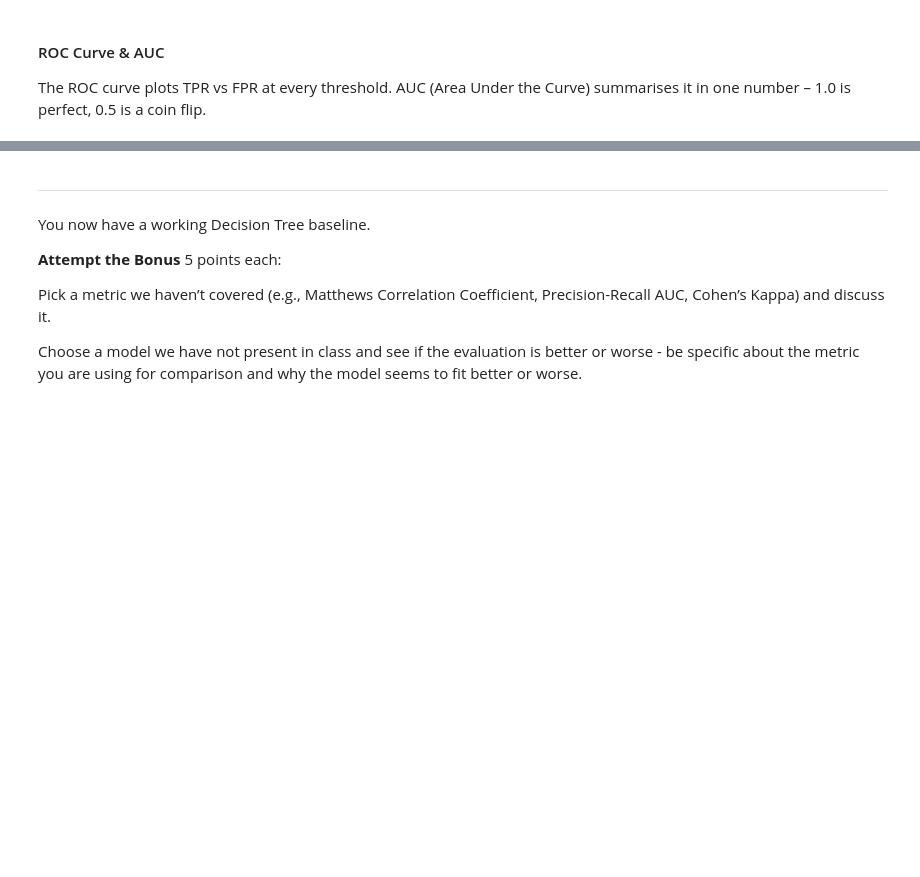
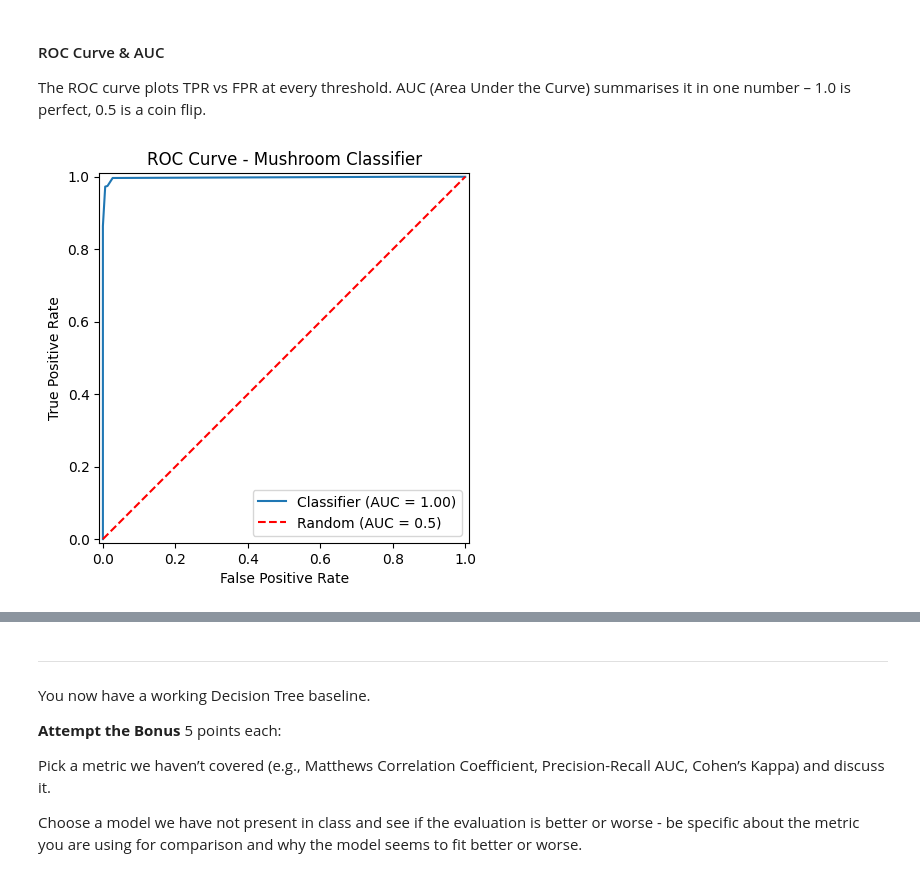
Before and after one commit to AimeeLuna21/Evaluation-Lab, a Jupyter notebook: Model_Metrics_Lab_Updated.ipynb, the cells around one changed output, grey strips where cells are left out. Drawn from its saved outputs; the diff is of its cells as text; code cells hidden in the pictures; blank space fills up the shorter version.

```diff
--- a/Model_Metrics_Lab_Updated.ipynb
+++ b/Model_Metrics_Lab_Updated.ipynb
@@ -328,6 +472,28 @@ The confusion matrix shows us where our model is getting confused, build a confu
 #### ROC Curve & AUC
 
 The ROC curve plots TPR vs FPR at every threshold. AUC (Area Under the Curve) summarises it in one number – 1.0 is perfect, 0.5 is a coin flip.
+# %%
+# ROC Curve
+# The ROC curve shows the relationship between:
+# - True Positive Rate (TPR)
+# - False Positive Rate (FPR)
+# across different probability thresholds
+
+metrics.RocCurveDisplay.from_predictions(
+    results['target'],
+    results['prob_poisonous']  # use probability of class "poisonous" (1)
+)
+
+# Add reference line for random guessing
+plt.plot([0, 1], [0, 1], 'r--', label='Random (AUC = 0.5)')
+
+plt.title("ROC Curve - Mushroom Classifier")
+plt.xlabel("False Positive Rate")
+plt.ylabel("True Positive Rate")
+plt.legend()
+plt.show()
+# %% [output]
+[figure, added]
 # %% [markdown]
 ### Write a summary of what you found based on the evaluation measures. Include where have you noticed some issues with the model and What metrics do you think we should pay most attention to given the target variable.
 
```
Also changed, not shown: parts of 19 cells of this notebook.
